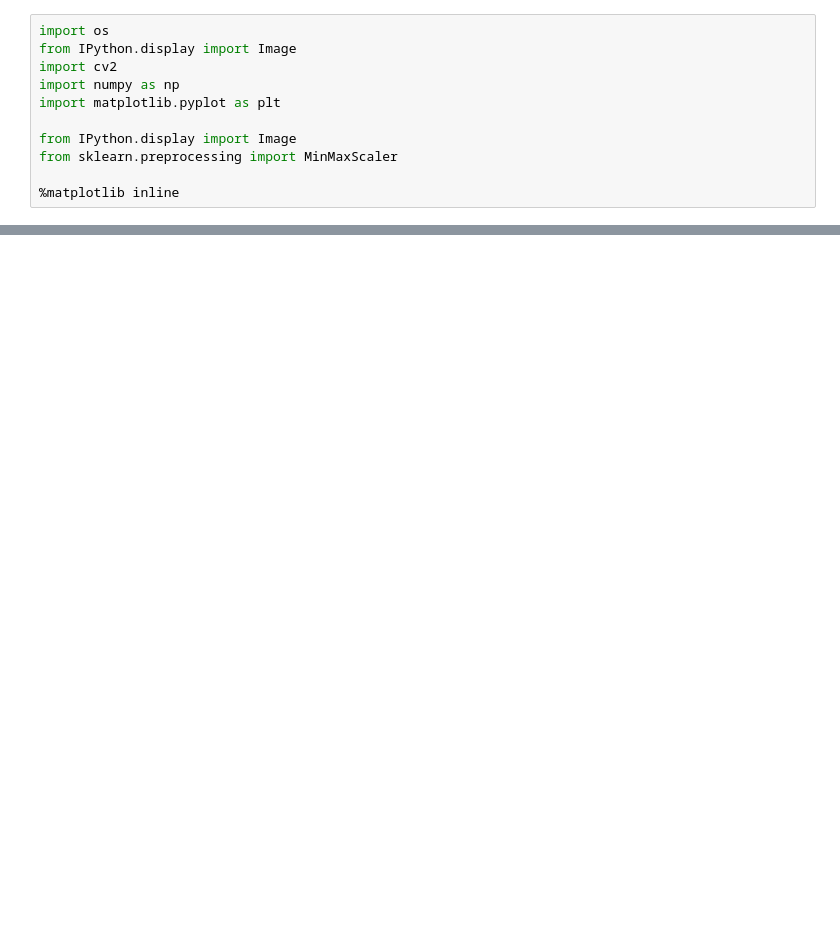
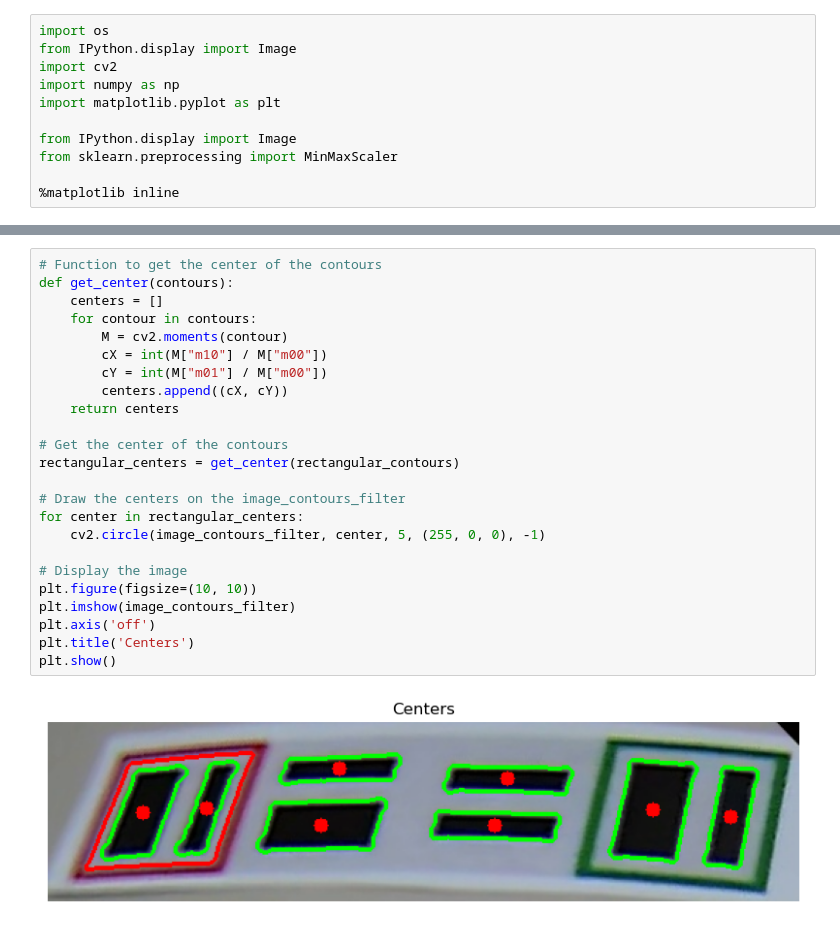
Before and after one commit to miguelable/PSM_OpenCV, a Jupyter notebook: decodification.ipynb, the cells around one changed output, grey strips where cells are left out. Saved outputs shown, nothing was run; the diff lists cells and outputs as text; blank space fills up the shorter version.

```diff
--- a/decodification.ipynb
+++ b/decodification.ipynb
@@ -126,0 +129,26 @@ plt.show()
+# %%
+# Function to get the center of the contours
+def get_center(contours):
+    centers = []
+    for contour in contours:
+        M = cv2.moments(contour)
+        cX = int(M["m10"] / M["m00"])
+        cY = int(M["m01"] / M["m00"])
+        centers.append((cX, cY))
+    return centers
+
+# Get the center of the contours
+rectangular_centers = get_center(rectangular_contours)
+
+# Draw the centers on the image_contours_filter
+for center in rectangular_centers:
+    cv2.circle(image_contours_filter, center, 5, (255, 0, 0), -1)
+
+# Display the image
+plt.figure(figsize=(10, 10))
+plt.imshow(image_contours_filter)
+plt.axis('off')
+plt.title('Centers')
+plt.show()
+# %% [output]
+[figure, added]
```
Also changed, not shown: parts of 7 cells of this notebook.
